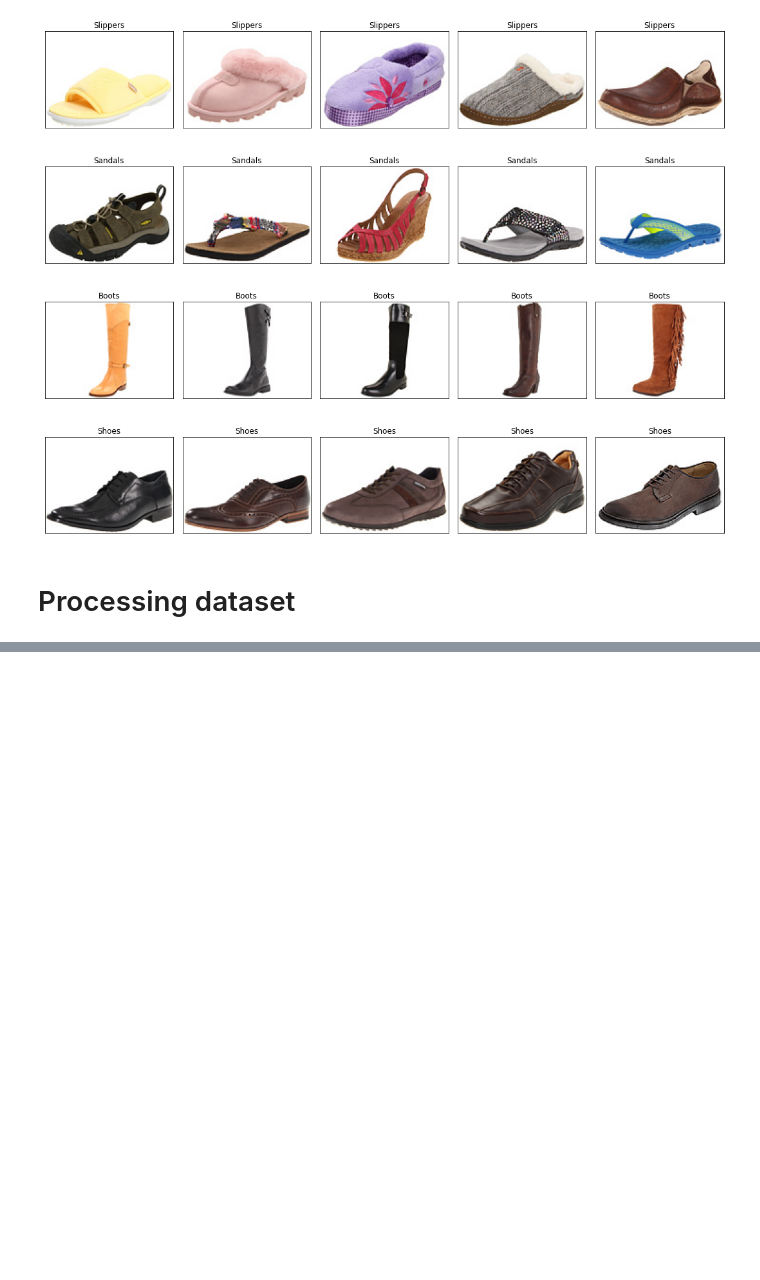
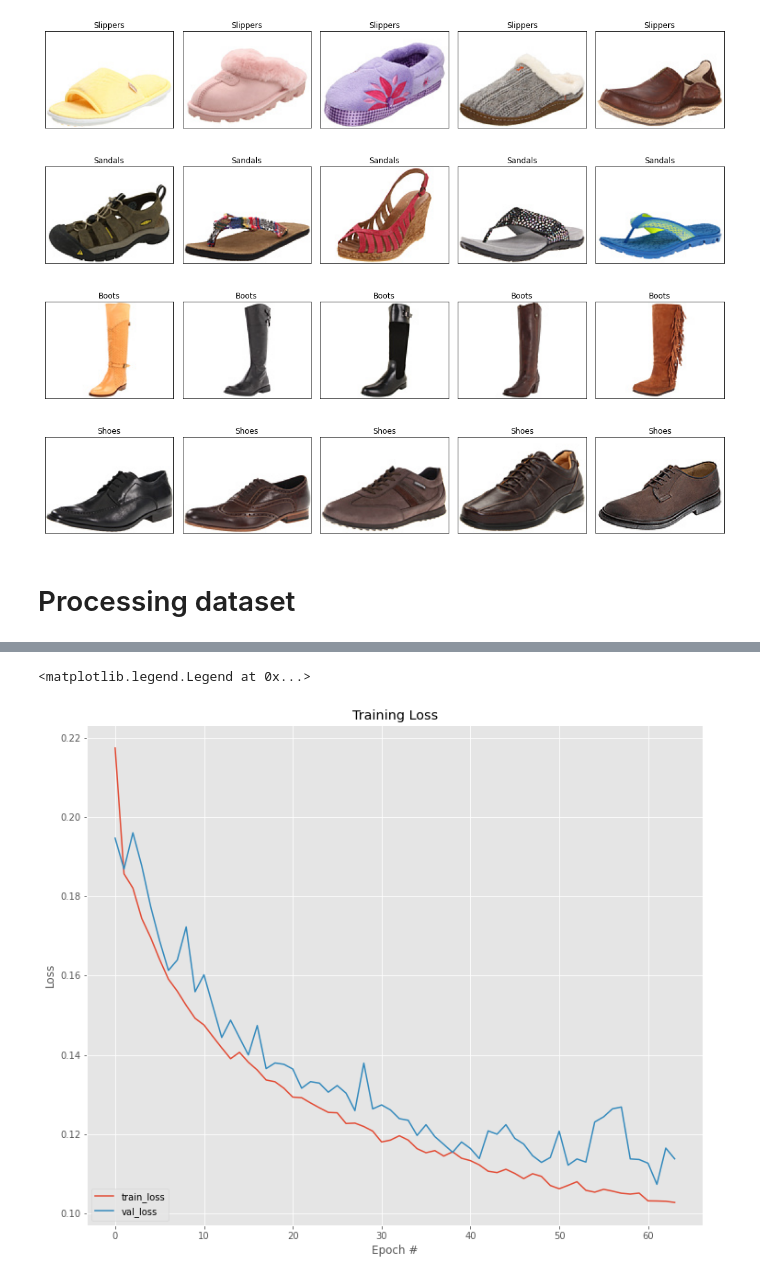
Before and after one commit to SungmanKang/DeepLearningTeamProject2021, a Jupyter notebook: siamese_network.ipynb, the cells around one changed output, grey strips where cells are left out. Drawn from its saved outputs; the diff is of its cells as text; code cells hidden in the pictures; blank space fills up the shorter version.

```diff
--- a/siamese_network.ipynb
+++ b/siamese_network.ipynb
@@ -99,0 +248,15 @@ def get_image(filename):
+# %%
+def cal_euclidean_distance(vector_tuple):
+    (vector_1, vector_2) = vector_tuple
+    sqr_sum = Backend.sum(Backend.square(vector_1 - vector_2), axis=1, keepdims=True)
+    distance = Backend.sqrt(Backend.maximum(sqr_sum, Backend.epsilon()))
+    return distance
+# %%
+input_1 = Input(shape=IMG_SHAPE)
+input_2 = Input(shape=IMG_SHAPE)
+ext_features, embedding = siamese_model(IMG_SHAPE)
+features_1 = ext_features(input_1)
+features_2 = ext_features(input_2)
+euc_distance = Lambda(cal_euclidean_distance)([features_1, features_2])
+sia_model = Model(inputs=[input_1, input_2], outputs=euc_distance)
+sia_model.summary()
@@ -99,0 +284,15 @@ def get_image(filename):
+# %%
+def cal_loss(y, pred, margin=1):
+    y = tf.cast(y, pred.dtype)
+    square = Backend.square(pred)
+    margin_square = Backend.square(Backend.maximum(margin - pred, 0))
+    loss = Backend.mean(y * square + (1 - y) * margin_square)
+    return loss
+# %%
+sia_model.compile(loss=cal_loss, optimizer="adam")
+
+history = sia_model.fit(
+    [train_paris[:, 0], train_paris[:, 1]], train_labels[:],
+    validation_data=([val_paris[:, 0], val_paris[:, 1]], val_labels[:]),
+    batch_size=BATCH_SIZE,
+    epochs=EPOCHS)
@@ -99,0 +319,12 @@ def get_image(filename):
+# %%
+plt.style.use("ggplot")
+plt.figure(figsize=(12, 10))
+plt.plot(history.history["loss"], label="train_loss")
+plt.plot(history.history["val_loss"], label="val_loss")
+plt.title("Training Loss")
+plt.xlabel("Epoch #")
+plt.ylabel("Loss")
+plt.legend(loc="lower left")
+# %% [output]
+<matplotlib.legend.Legend at 0x...>
+[figure, added]
```
Also changed, not shown: parts of 26 cells of this notebook.
